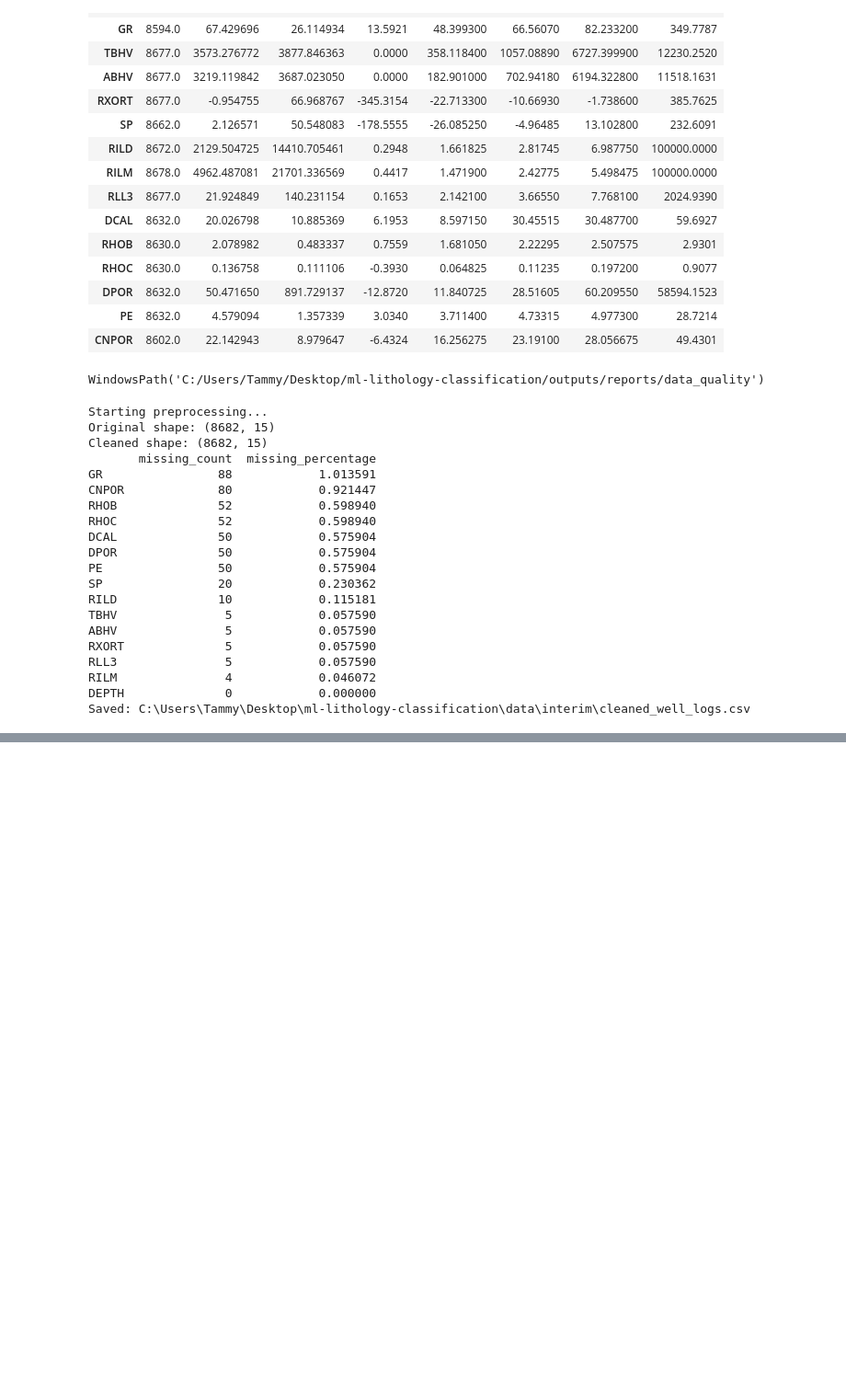
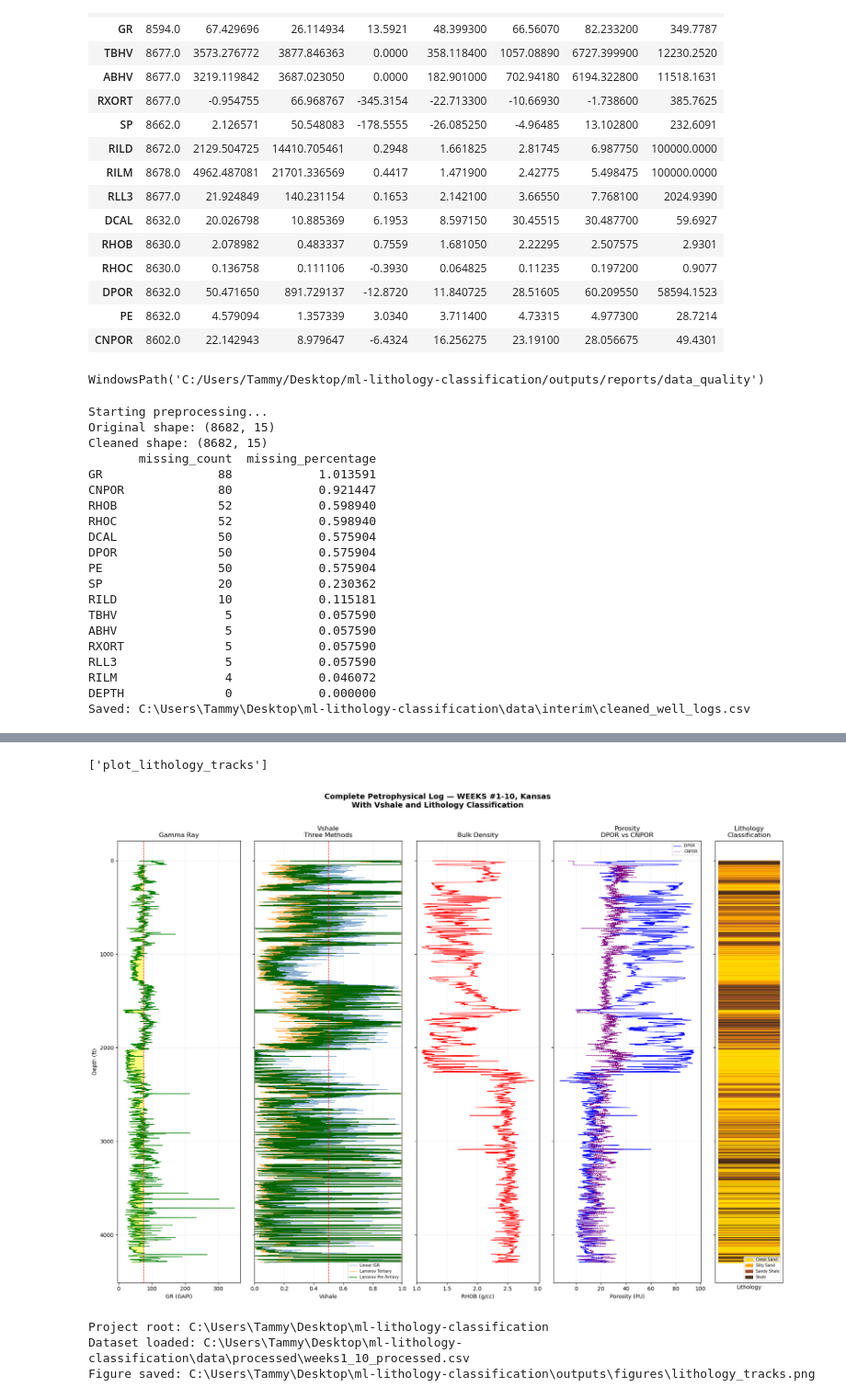
Before and after one commit to Tam-Davies/ml-lithology-classification, a Jupyter notebook: notebooks/exploratory_data_analysis.ipynb, the cells around one changed output, grey strips where cells are left out. Shown at 92% size. Drawn from its saved outputs; the diff is of its cells as text; code cells hidden in the pictures; blank space fills up the shorter version.

```diff
--- a/notebooks/exploratory_data_analysis.ipynb
+++ b/notebooks/exploratory_data_analysis.ipynb
@@ -216,0 +337,69 @@ Saved: C:\Users\Tammy\Desktop\ml-lithology-classification\data\interim\cleaned_w
+# %%
+import importlib
+
+import src.lithology.visualization.well_logs as well_logs
+
+importlib.reload(well_logs)
+
+WellLogVisualizer = well_logs.WellLogVisualizer
+
+print([
+    method for method in dir(WellLogVisualizer)
+    if method.startswith("plot_")
+])
+# %% [output]
+['plot_lithology_tracks']
+# %%
+from pathlib import Path
+import sys
+import pandas as pd
+import matplotlib.pyplot as plt
+
+# Locate project root, even when notebook runs from /notebooks
+current = Path.cwd().resolve()
+
+PROJECT_ROOT = next(
+    (
+        path for path in [current, *current.parents]
+        if (path / "src" / "lithology").is_dir()
+        and (path / "data" / "processed").is_dir()
+    ),
+    None
+)
+
+if PROJECT_ROOT is None:
+    raise FileNotFoundError("Could not locate project root.")
+
+if str(PROJECT_ROOT) not in sys.path:
+    sys.path.insert(0, str(PROJECT_ROOT))
+
+from src.lithology.visualization.well_logs import WellLogVisualizer
+
+DATA_PATH = (
+    PROJECT_ROOT / "data" / "processed" /
+    "weeks1_10_processed.csv"
+)
+
+df = pd.read_csv(DATA_PATH)
+
+visualizer = WellLogVisualizer(df)
+
+fig, axes = visualizer.plot_lithology_tracks(
+    figsize=(18, 13)
+)
+
+OUTPUT_PATH = PROJECT_ROOT / "outputs" / "figures" / "lithology_tracks.png"
+OUTPUT_PATH.parent.mkdir(parents=True, exist_ok=True)
+
+fig.savefig(OUTPUT_PATH, dpi=300, bbox_inches="tight")
+
+plt.show()
+
+print(f"Project root: {PROJECT_ROOT}")
+print(f"Dataset loaded: {DATA_PATH}")
+print(f"Figure saved: {OUTPUT_PATH}")
+# %% [output]
+[figure, added]
+Project root: C:\Users\Tammy\Desktop\ml-lithology-classification
+Dataset loaded: C:\Users\Tammy\Desktop\ml-lithology-classification\data\processed\weeks1_10_processed.csv
+Figure saved: C:\Users\Tammy\Desktop\ml-lithology-classification\outputs\figures\lithology_tracks.png
```
Also changed, not shown: parts of 4 cells of this notebook, 6 other files.
